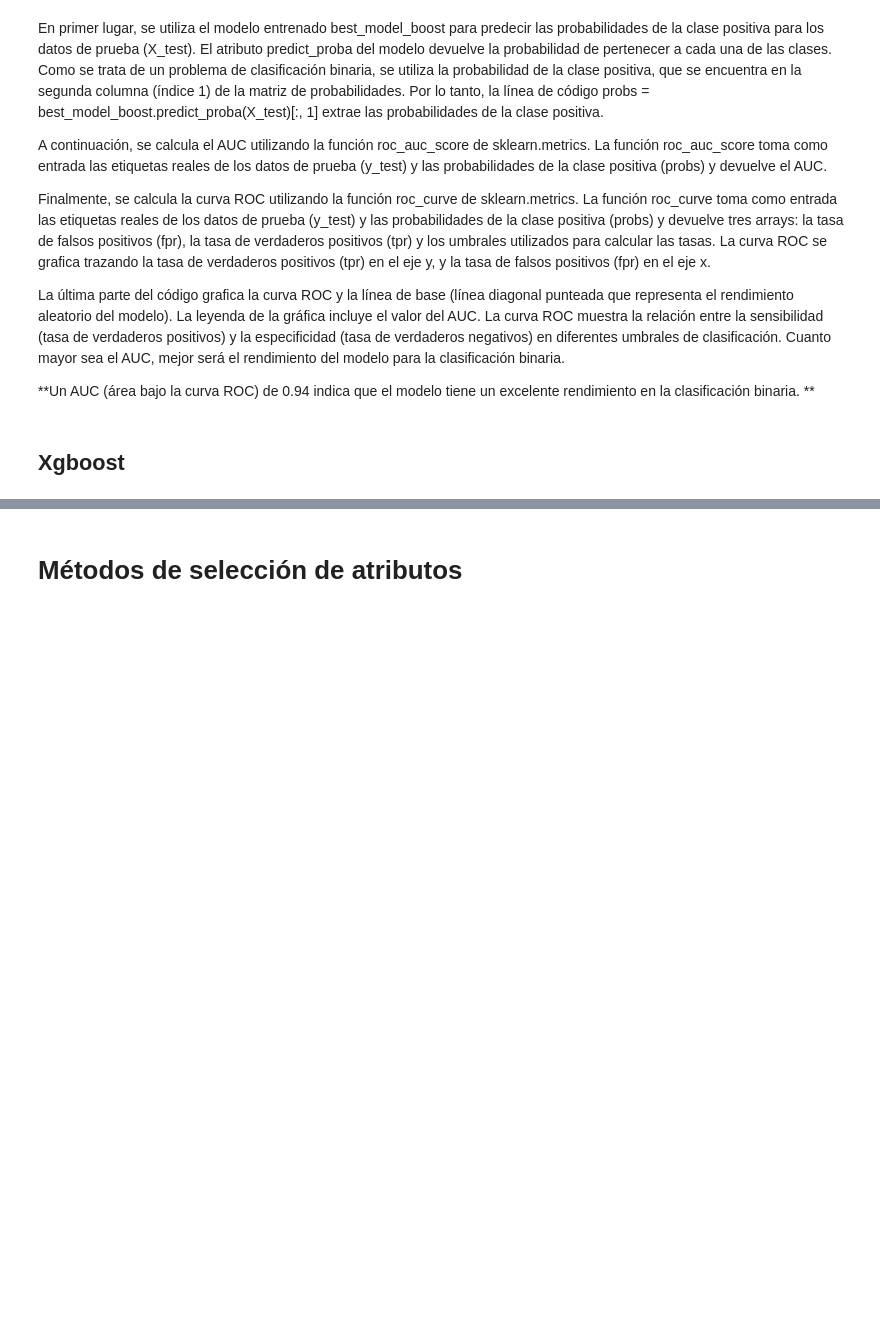
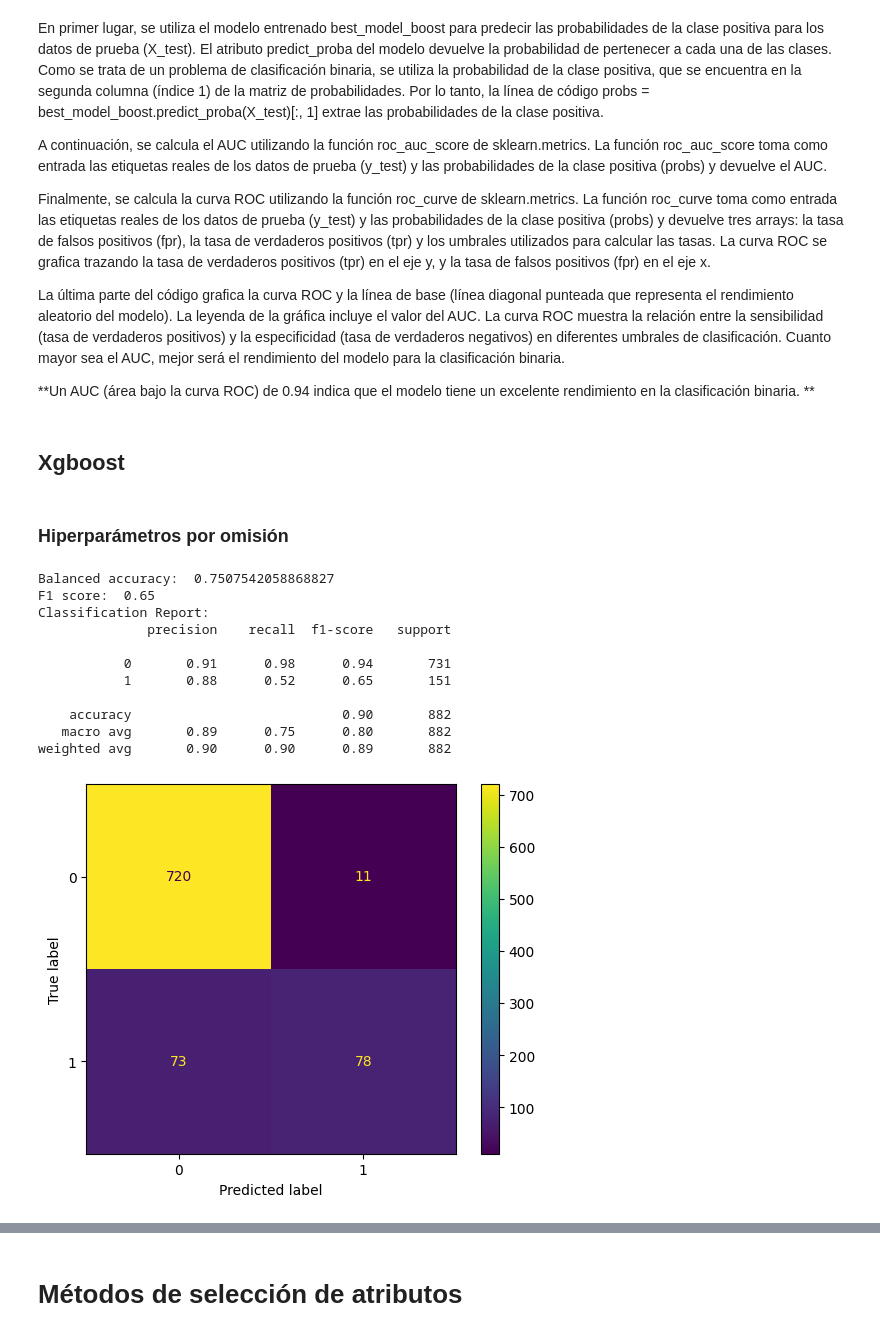
Before and after one commit to Natalia409634/Grupo7-practica2-ML, a Jupyter notebook: G7_P2_ML.ipynb, the cells around one changed output, grey strips where cells are left out. Drawn from its saved outputs; the diff is of its cells as text; code cells hidden in the pictures; blank space fills up the shorter version.

```diff
--- a/G7_P2_ML.ipynb
+++ b/G7_P2_ML.ipynb
@@ -570,3 +570,42 @@ La última parte del código grafica la curva ROC y la línea de base (línea di
 **Un AUC (área bajo la curva ROC) de 0.94 indica que el modelo tiene un excelente rendimiento en la clasificación binaria. **
 # %% [markdown]
 ## Xgboost
+# %% [markdown]
+### Hiperparámetros por omisión
+# %%
+from xgboost import XGBClassifier
+
+xg = XGBClassifier(random_state=7)
+
+# Entrenamos
+start = time.time()
+xg.fit(X_train, y_train)
+xg_time = time.time() - start
+
+y_pred = xg.predict(X_test)
+
+ba = balanced_accuracy_score(y_test, y_pred)
+
+f1 = f1_score(y_test, y_pred)
+
+cm = confusion_matrix(y_test, y_pred)
+ConfusionMatrixDisplay(cm).plot()
+plt.grid(False)
+
+print("Balanced accuracy: ", ba)
+print("F1 score: ", f1)
+print("Classification Report:",)
+print(classification_report(y_test, y_pred))
+# %% [output]
+Balanced accuracy:  0.7507542058868827
+F1 score:  0.65
+Classification Report:
+              precision    recall  f1-score   support
+
+           0       0.91      0.98      0.94       731
+           1       0.88      0.52      0.65       151
+
+    accuracy                           0.90       882
+   macro avg       0.89      0.75      0.80       882
+weighted avg       0.90      0.90      0.89       882
+[figure, added]
```
Also changed, not shown: parts of 9 cells of this notebook.
